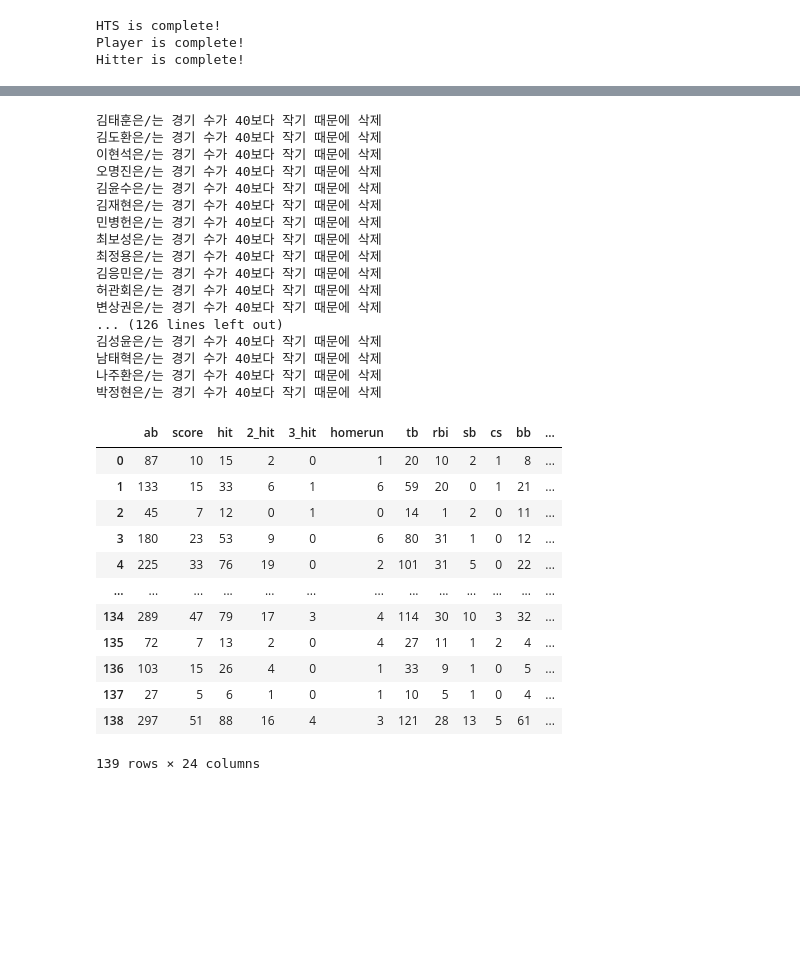
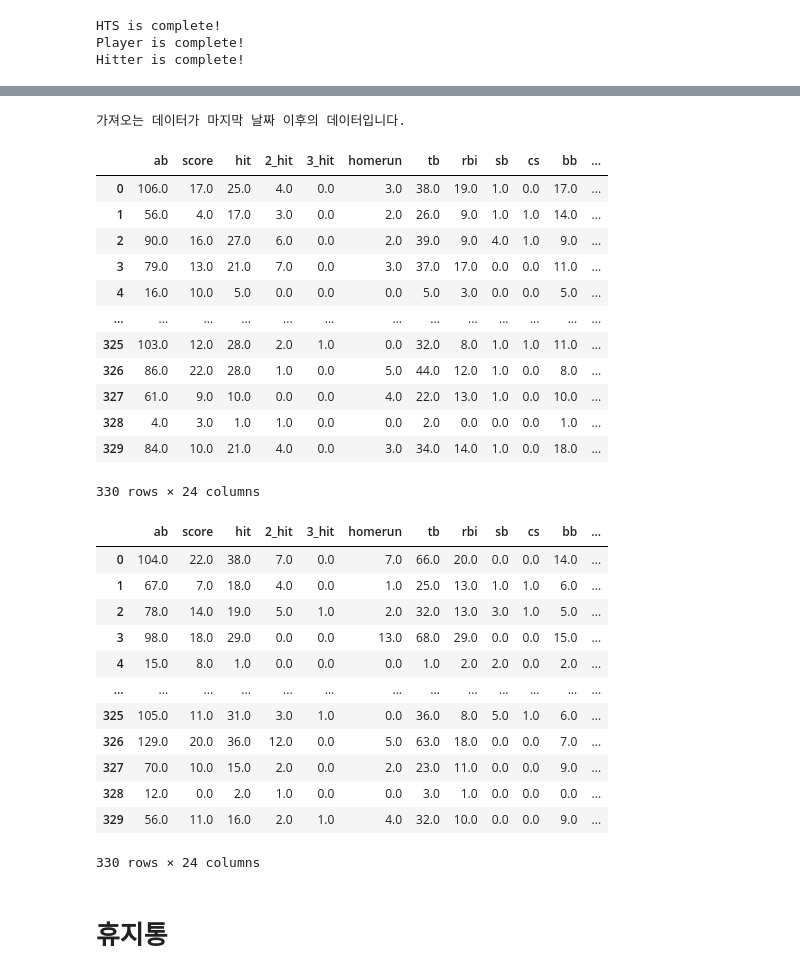
Before and after one commit to KimGriezmann/Bigcontest_2021, a Jupyter notebook: working_space_SeongGwan/split_coding_class.ipynb, the cells around one changed output, grey strips where cells are left out. Cells and saved outputs as stored; diff of their text form; code cells hidden in the pictures; blank space fills up the shorter version.

```diff
--- a/working_space_SeongGwan/split_coding_class.ipynb
+++ b/working_space_SeongGwan/split_coding_class.ipynb
@@ -65,8 +67,8 @@ HTS is complete!
 Player is complete!
 Hitter is complete!
 # %%
-df = pd.read_csv('/content/drive/MyDrive/빅콘테스트/ops_data_2021.csv', encoding='CP949')
+df = pd.read_csv('/content/drive/MyDrive/빅콘테스트/final_ops_data_2021.csv', encoding='CP949')
 df['day'] = df['day'].apply(lambda x: int(x.replace('-', '')))
 
-df.head()
+df.shape
 # %% [output]
@@ -271,36 +75,0 @@ spliter.order()
-# %%
-spliter.pred_num = 20
-spliter.seed = 0
-spliter.except_print = True
-spliter.random()
-# %% [output]
-김태훈은/는 경기 수가 40보다 작기 때문에 삭제
-김도환은/는 경기 수가 40보다 작기 때문에 삭제
-이현석은/는 경기 수가 40보다 작기 때문에 삭제
-오명진은/는 경기 수가 40보다 작기 때문에 삭제
-김윤수은/는 경기 수가 40보다 작기 때문에 삭제
-김재현은/는 경기 수가 40보다 작기 때문에 삭제
-민병헌은/는 경기 수가 40보다 작기 때문에 삭제
-최보성은/는 경기 수가 40보다 작기 때문에 삭제
-최정용은/는 경기 수가 40보다 작기 때문에 삭제
-김응민은/는 경기 수가 40보다 작기 때문에 삭제
-허관회은/는 경기 수가 40보다 작기 때문에 삭제
-변상권은/는 경기 수가 40보다 작기 때문에 삭제
-... (126 lines left out)
-김성윤은/는 경기 수가 40보다 작기 때문에 삭제
-남태혁은/는 경기 수가 40보다 작기 때문에 삭제
-나주환은/는 경기 수가 40보다 작기 때문에 삭제
-박정현은/는 경기 수가 40보다 작기 때문에 삭제
-|  | ab | score | hit | 2_hit | 3_hit | homerun | tb | rbi | sb | cs | bb | ... |
-| 0 | 87 | 10 | 15 | 2 | 0 | 1 | 20 | 10 | 2 | 1 | 8 | ... |
-| 1 | 133 | 15 | 33 | 6 | 1 | 6 | 59 | 20 | 0 | 1 | 21 | ... |
-| 2 | 45 | 7 | 12 | 0 | 1 | 0 | 14 | 1 | 2 | 0 | 11 | ... |
-| 3 | 180 | 23 | 53 | 9 | 0 | 6 | 80 | 31 | 1 | 0 | 12 | ... |
-| 4 | 225 | 33 | 76 | 19 | 0 | 2 | 101 | 31 | 5 | 0 | 22 | ... |
-| ... | ... | ... | ... | ... | ... | ... | ... | ... | ... | ... | ... | ... |
-| 134 | 289 | 47 | 79 | 17 | 3 | 4 | 114 | 30 | 10 | 3 | 32 | ... |
-| 135 | 72 | 7 | 13 | 2 | 0 | 4 | 27 | 11 | 1 | 2 | 4 | ... |
-| 136 | 103 | 15 | 26 | 4 | 0 | 1 | 33 | 9 | 1 | 0 | 5 | ... |
-| 137 | 27 | 5 | 6 | 1 | 0 | 1 | 10 | 5 | 1 | 0 | 4 | ... |
-| 138 | 297 | 51 | 88 | 16 | 4 | 3 | 121 | 28 | 13 | 5 | 61 | ... |
-139 rows × 24 columns
@@ -306,0 +174,38 @@ spliter.random()
+# %%
+home_2021, away_2021 = order(df = df, period = 100, interval = 5, del_cri= 10, except_print = False)
+# %% [output]
+가져오는 데이터가 마지막 날짜 이후의 데이터입니다.
+# %%
+home_2021
+# %% [output]
+|  | ab | score | hit | 2_hit | 3_hit | homerun | tb | rbi | sb | cs | bb | ... |
+| 0 | 106.0 | 17.0 | 25.0 | 4.0 | 0.0 | 3.0 | 38.0 | 19.0 | 1.0 | 0.0 | 17.0 | ... |
+| 1 | 56.0 | 4.0 | 17.0 | 3.0 | 0.0 | 2.0 | 26.0 | 9.0 | 1.0 | 1.0 | 14.0 | ... |
+| 2 | 90.0 | 16.0 | 27.0 | 6.0 | 0.0 | 2.0 | 39.0 | 9.0 | 4.0 | 1.0 | 9.0 | ... |
+| 3 | 79.0 | 13.0 | 21.0 | 7.0 | 0.0 | 3.0 | 37.0 | 17.0 | 0.0 | 0.0 | 11.0 | ... |
+| 4 | 16.0 | 10.0 | 5.0 | 0.0 | 0.0 | 0.0 | 5.0 | 3.0 | 0.0 | 0.0 | 5.0 | ... |
+| ... | ... | ... | ... | ... | ... | ... | ... | ... | ... | ... | ... | ... |
+| 325 | 103.0 | 12.0 | 28.0 | 2.0 | 1.0 | 0.0 | 32.0 | 8.0 | 1.0 | 1.0 | 11.0 | ... |
+| 326 | 86.0 | 22.0 | 28.0 | 1.0 | 0.0 | 5.0 | 44.0 | 12.0 | 1.0 | 0.0 | 8.0 | ... |
+| 327 | 61.0 | 9.0 | 10.0 | 0.0 | 0.0 | 4.0 | 22.0 | 13.0 | 1.0 | 0.0 | 10.0 | ... |
+| 328 | 4.0 | 3.0 | 1.0 | 1.0 | 0.0 | 0.0 | 2.0 | 0.0 | 0.0 | 0.0 | 1.0 | ... |
+| 329 | 84.0 | 10.0 | 21.0 | 4.0 | 0.0 | 3.0 | 34.0 | 14.0 | 1.0 | 0.0 | 18.0 | ... |
+330 rows × 24 columns
+# %%
+away_2021
+# %% [output]
+|  | ab | score | hit | 2_hit | 3_hit | homerun | tb | rbi | sb | cs | bb | ... |
+| 0 | 104.0 | 22.0 | 38.0 | 7.0 | 0.0 | 7.0 | 66.0 | 20.0 | 0.0 | 0.0 | 14.0 | ... |
+| 1 | 67.0 | 7.0 | 18.0 | 4.0 | 0.0 | 1.0 | 25.0 | 13.0 | 1.0 | 1.0 | 6.0 | ... |
+| 2 | 78.0 | 14.0 | 19.0 | 5.0 | 1.0 | 2.0 | 32.0 | 13.0 | 3.0 | 1.0 | 5.0 | ... |
+| 3 | 98.0 | 18.0 | 29.0 | 0.0 | 0.0 | 13.0 | 68.0 | 29.0 | 0.0 | 0.0 | 15.0 | ... |
+| 4 | 15.0 | 8.0 | 1.0 | 0.0 | 0.0 | 0.0 | 1.0 | 2.0 | 2.0 | 0.0 | 2.0 | ... |
+| ... | ... | ... | ... | ... | ... | ... | ... | ... | ... | ... | ... | ... |
+| 325 | 105.0 | 11.0 | 31.0 | 3.0 | 1.0 | 0.0 | 36.0 | 8.0 | 5.0 | 1.0 | 6.0 | ... |
+| 326 | 129.0 | 20.0 | 36.0 | 12.0 | 0.0 | 5.0 | 63.0 | 18.0 | 0.0 | 0.0 | 7.0 | ... |
+| 327 | 70.0 | 10.0 | 15.0 | 2.0 | 0.0 | 2.0 | 23.0 | 11.0 | 0.0 | 0.0 | 9.0 | ... |
+| 328 | 12.0 | 0.0 | 2.0 | 1.0 | 0.0 | 0.0 | 3.0 | 1.0 | 0.0 | 0.0 | 0.0 | ... |
+| 329 | 56.0 | 11.0 | 16.0 | 2.0 | 1.0 | 4.0 | 32.0 | 10.0 | 0.0 | 0.0 | 9.0 | ... |
+330 rows × 24 columns
+# %% [markdown]
+# 휴지통
```
Also changed, not shown: parts of 7 cells of this notebook.
